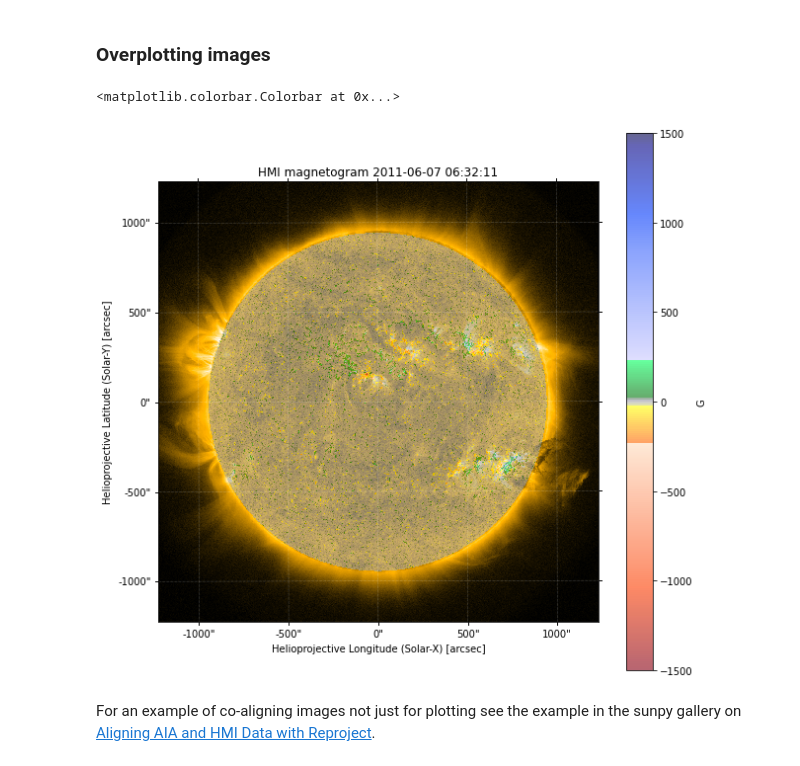
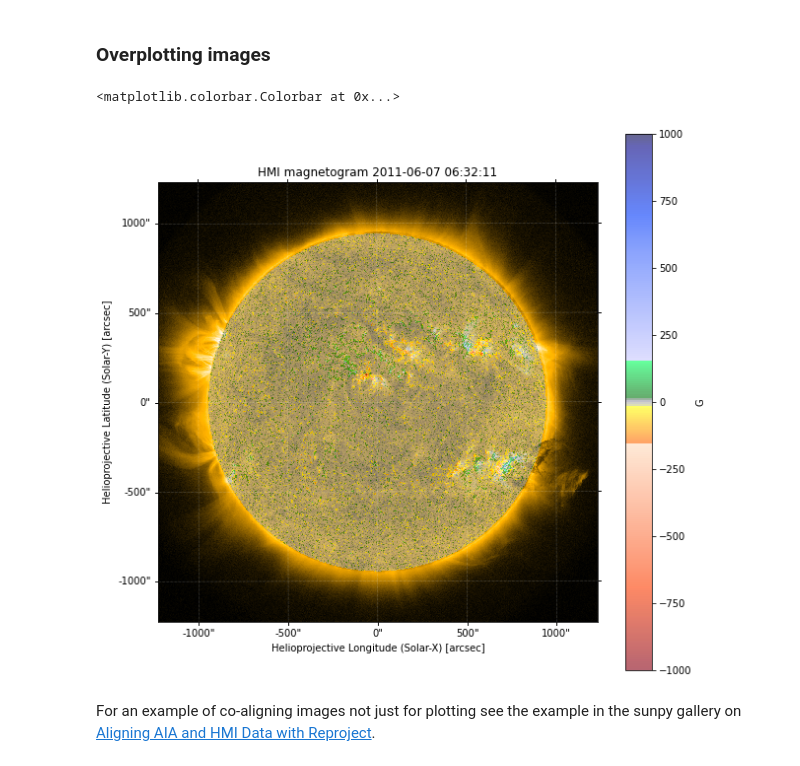
Before and after one commit to sunpy/aas-2021-workshop, a Jupyter notebook: 04-Timeseries-and-Map.ipynb, the cells around one changed output. Cells and saved outputs as stored; diff of their text form; code cells hidden in the pictures.

```diff
--- a/04-Timeseries-and-Map.ipynb
+++ b/04-Timeseries-and-Map.ipynb
@@ -15 +15,3 @@ from sunpy.data.sample import AIA_171_IMAGE, HMI_LOS_IMAGE, GOES_XRS_TIMESERIES
+# %%
+plt.rcParams['figure.figsize'] = (9, 9)
 # %% [markdown]
@@ -189,12 +201,14 @@ cmap = plt.get_cmap('hmimag')
 # %%
-plt.figure(figsize=(10,10))
-plt.subplot(projection=aia171)
-aia171.plot(clip_interval=[1, 99.9]*u.percent)
-hmilos.plot(vmin=-1500, vmax=1500, cmap="hmimag", autoalign=True, alpha=0.6)
-plt.colorbar(label=u.Gauss)
+fig = plt.figure()
+ax = plt.subplot(projection=aia171)
+
+im1 = aia171.plot(axes=ax, clip_interval=[1, 99.9]*u.percent)
+im2 = hmilos.plot(axes=ax, vmin=-1000, vmax=1000, cmap="hmimag", autoalign=True, alpha=0.6)
+
+fig.colorbar(im2, label=u.Gauss)
 # %% [output]
 <matplotlib.colorbar.Colorbar at 0x...>
-[figure, old version]
+[figure, new version]
 # %% [markdown]
 For an example of co-aligning images not just for plotting see the example in the sunpy gallery on [Aligning AIA and HMI Data with Reproject](https://docs.sunpy.org/en/latest/generated/gallery/map_transformations/reprojection_align_aia_hmi.html).
 # %% [markdown]
```
Also changed, not shown: parts of 32 cells of this notebook.
